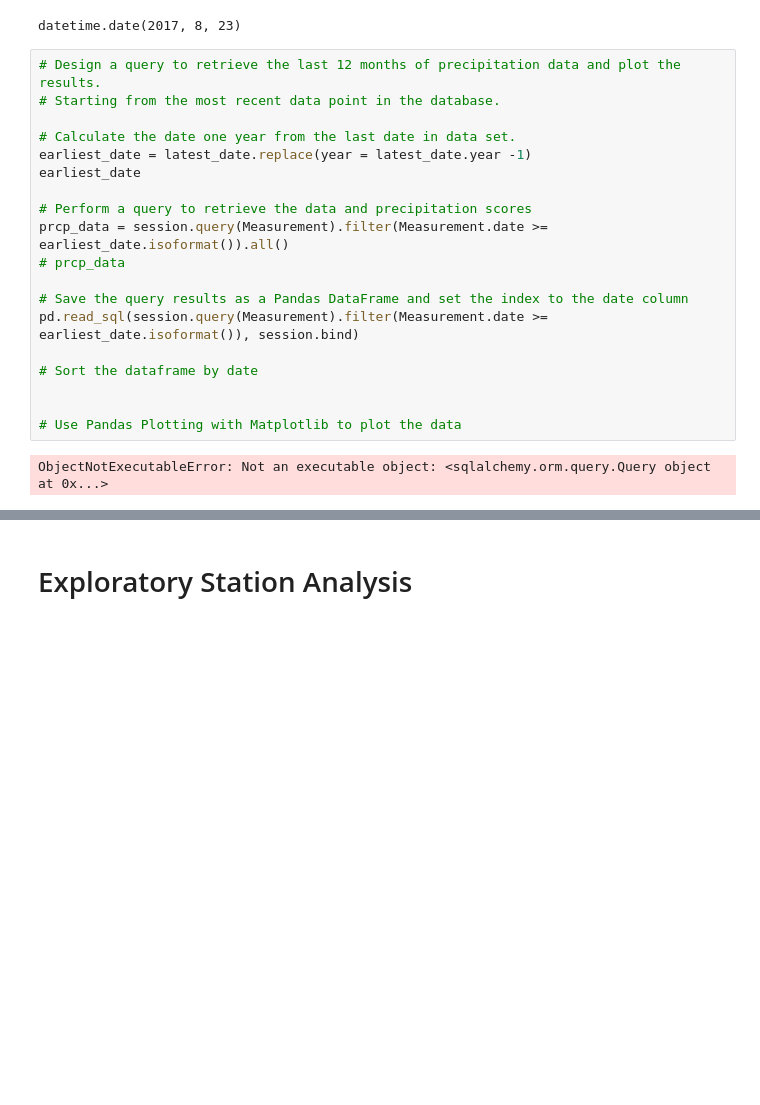
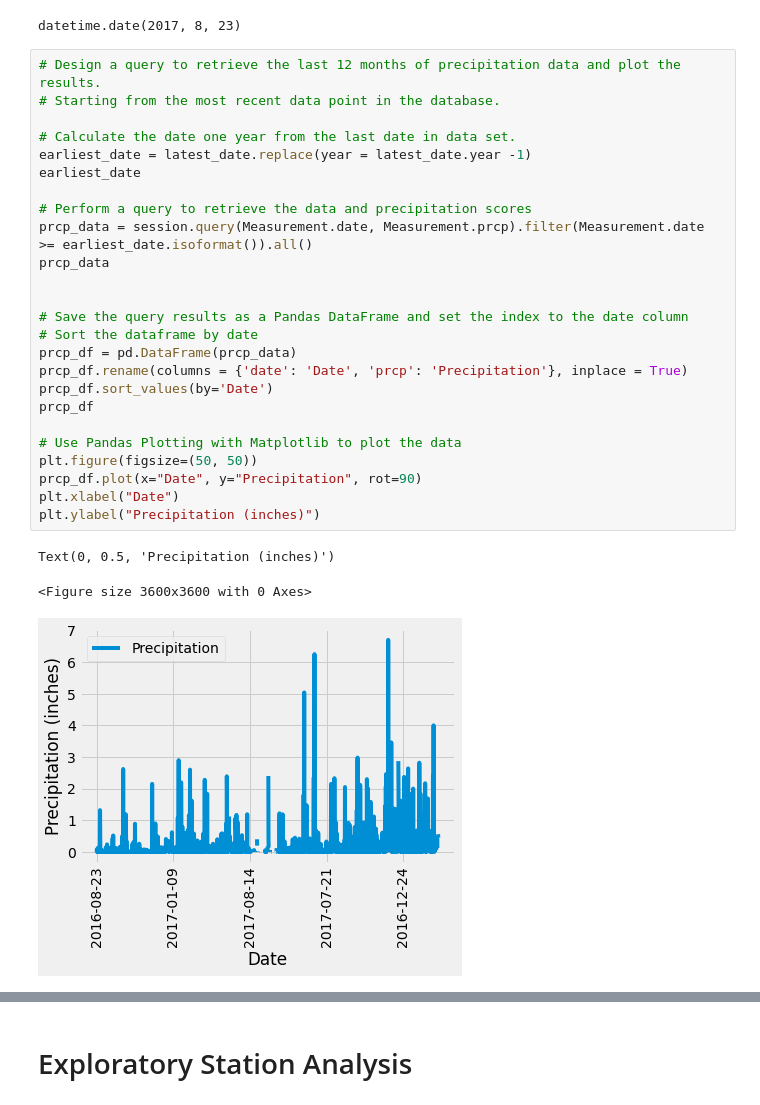
Before and after one commit to isdicely/sqlalchemy-challenge, a Jupyter notebook: climate_starter.ipynb, the cells around one changed output, grey strips where cells are left out. Drawn from its saved outputs; the diff is of its cells as text; blank space fills up the shorter version.

Commit message:
Added bar graph and data description

```diff
--- a/climate_starter.ipynb
+++ b/climate_starter.ipynb
@@ -86,23 +86,31 @@ datetime.date(2017, 8, 23)
 # %%
 # Design a query to retrieve the last 12 months of precipitation data and plot the results.
 # Starting from the most recent data point in the database.
 
 # Calculate the date one year from the last date in data set.
 earliest_date = latest_date.replace(year = latest_date.year -1)
 earliest_date
 
 # Perform a query to retrieve the data and precipitation scores
-prcp_data = session.query(Measurement).filter(Measurement.date >= earliest_date.isoformat()).all()
-# prcp_data
+prcp_data = session.query(Measurement.date, Measurement.prcp).filter(Measurement.date >= earliest_date.isoformat()).all()
+prcp_data
+
 
 # Save the query results as a Pandas DataFrame and set the index to the date column
-pd.read_sql(session.query(Measurement).filter(Measurement.date >= earliest_date.isoformat()), session.bind)
-
 # Sort the dataframe by date
-
+prcp_df = pd.DataFrame(prcp_data)
+prcp_df.rename(columns = {'date': 'Date', 'prcp': 'Precipitation'}, inplace = True)
+prcp_df.sort_values(by='Date')
+prcp_df
 
 # Use Pandas Plotting with Matplotlib to plot the data
+plt.figure(figsize=(50, 50))
+prcp_df.plot(x="Date", y="Precipitation", rot=90)
+plt.xlabel("Date")
+plt.ylabel("Precipitation (inches)")
 # %% [output]
-ObjectNotExecutableError: Not an executable object: <sqlalchemy.orm.query.Query object at 0x...>
+Text(0, 0.5, 'Precipitation (inches)')
+<Figure size 3600x3600 with 0 Axes>
+[figure, added]
 # %%
 # Use Pandas to calcualte the summary statistics for the precipitation data
```
Also changed, not shown: parts of 1 cell of this notebook.
